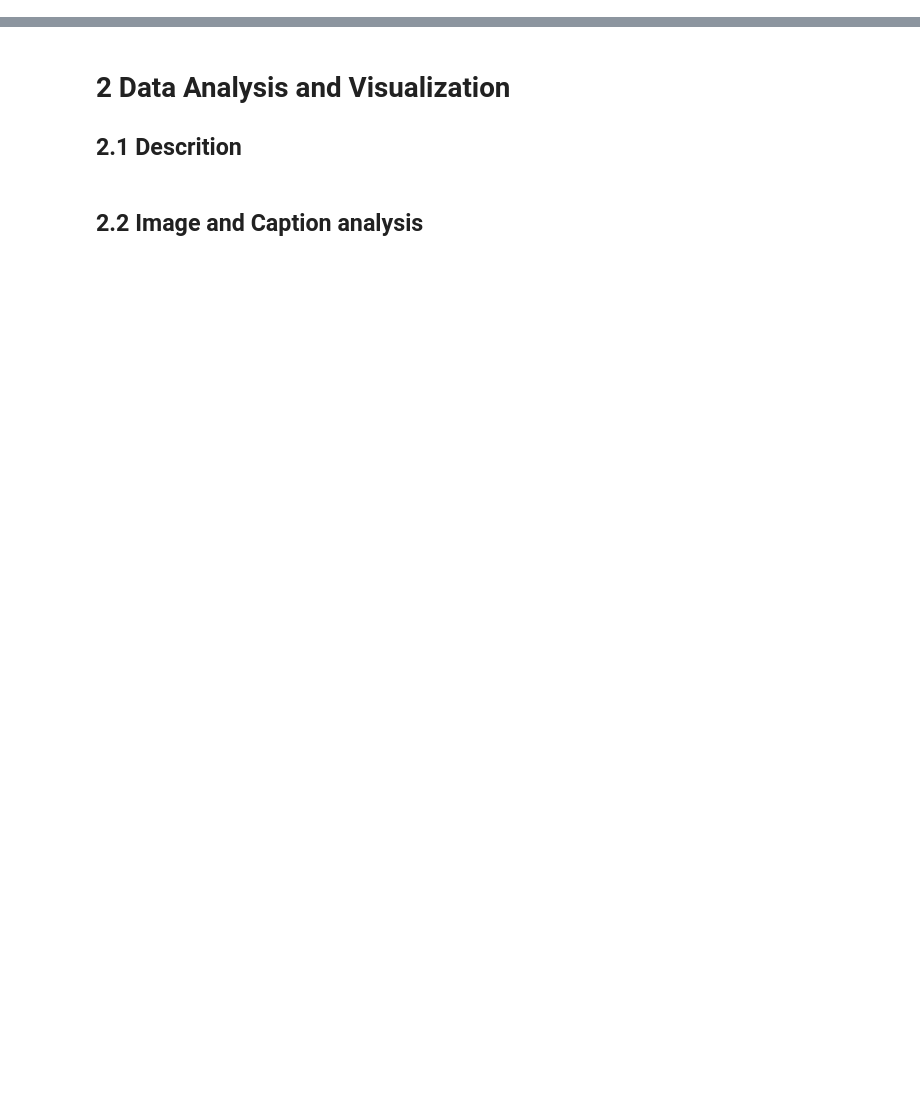
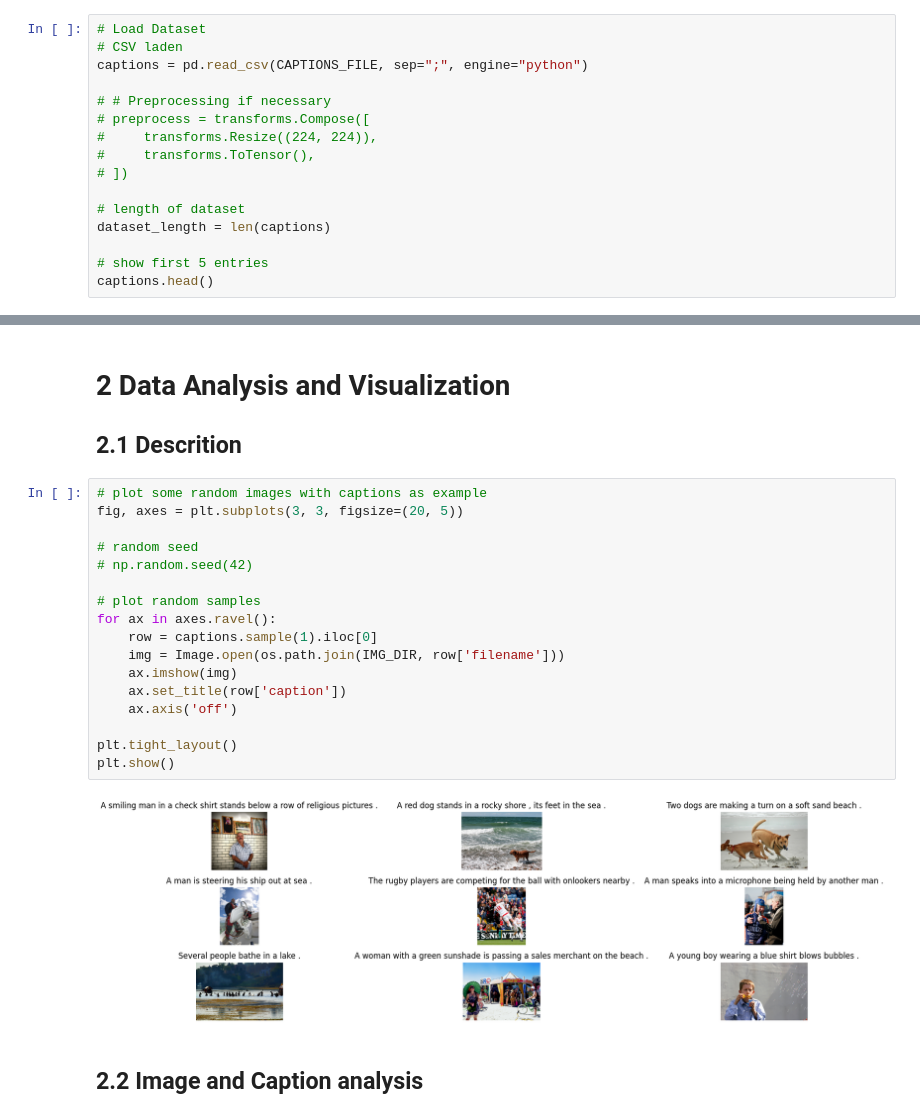
Before and after one commit to Nivocoegi/ADL_multimodal-retrieval, a Jupyter notebook: notebooks/ADL_multimodel_retrieval.ipynb, the cells around one changed output, grey strips where cells are left out. Drawn from its saved outputs; the diff is of its cells as text; blank space fills up the shorter version.

```diff
--- a/notebooks/ADL_multimodel_retrieval.ipynb
+++ b/notebooks/ADL_multimodel_retrieval.ipynb
@@ -25,2 +71,18 @@ import os
 # %% [markdown]
 ## 1.3 Data Loading
+# %%
+# Load Dataset
+# CSV laden
+captions = pd.read_csv(CAPTIONS_FILE, sep=";", engine="python")
+
+# # Preprocessing if necessary
+# preprocess = transforms.Compose([
+#     transforms.Resize((224, 224)),
+#     transforms.ToTensor(),
+# ])
+
+# length of dataset
+dataset_length = len(captions)
+
+# show first 5 entries
+captions.head()
@@ -27,5 +96,24 @@ import os
 # %% [markdown]
 # 2 Data Analysis and Visualization
 ## 2.1 Descrition
+# %%
+# plot some random images with captions as example
+fig, axes = plt.subplots(3, 3, figsize=(20, 5))
+
+# random seed
+# np.random.seed(42)
+
+# plot random samples
+for ax in axes.ravel():
+    row = captions.sample(1).iloc[0]
+    img = Image.open(os.path.join(IMG_DIR, row['filename']))
+    ax.imshow(img)
+    ax.set_title(row['caption'])
+    ax.axis('off')
+
+plt.tight_layout()
+plt.show()
+# %% [output]
+[figure, added]
 # %% [markdown]
 ## 2.2 Image and Caption analysis
```
Also changed, not shown: parts of 19 cells of this notebook, 9 other files.
